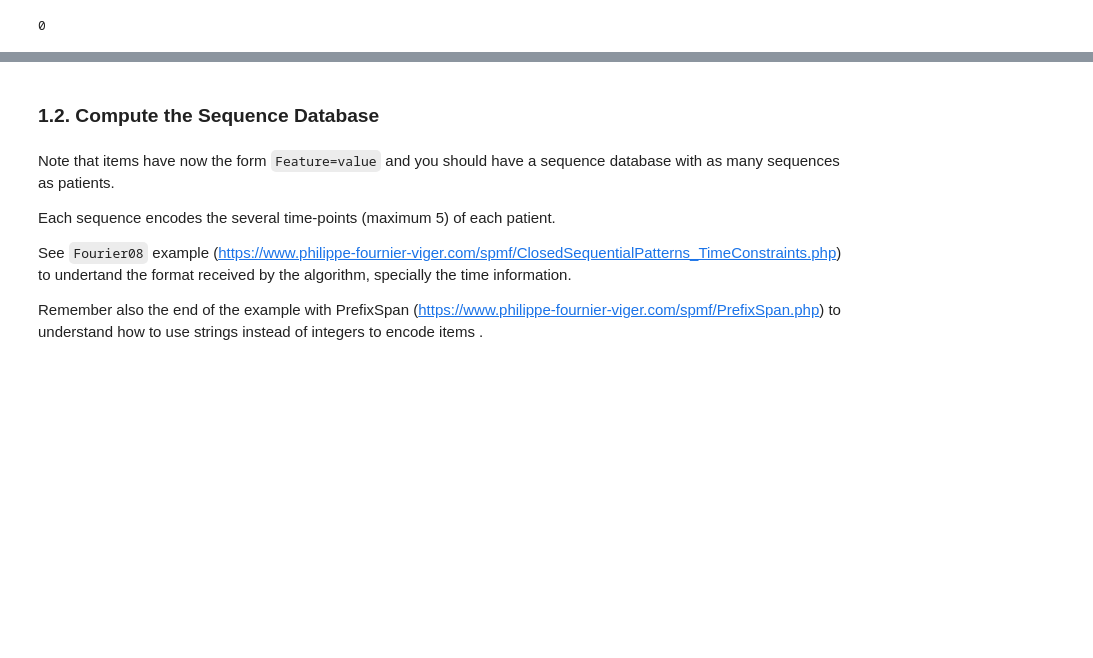
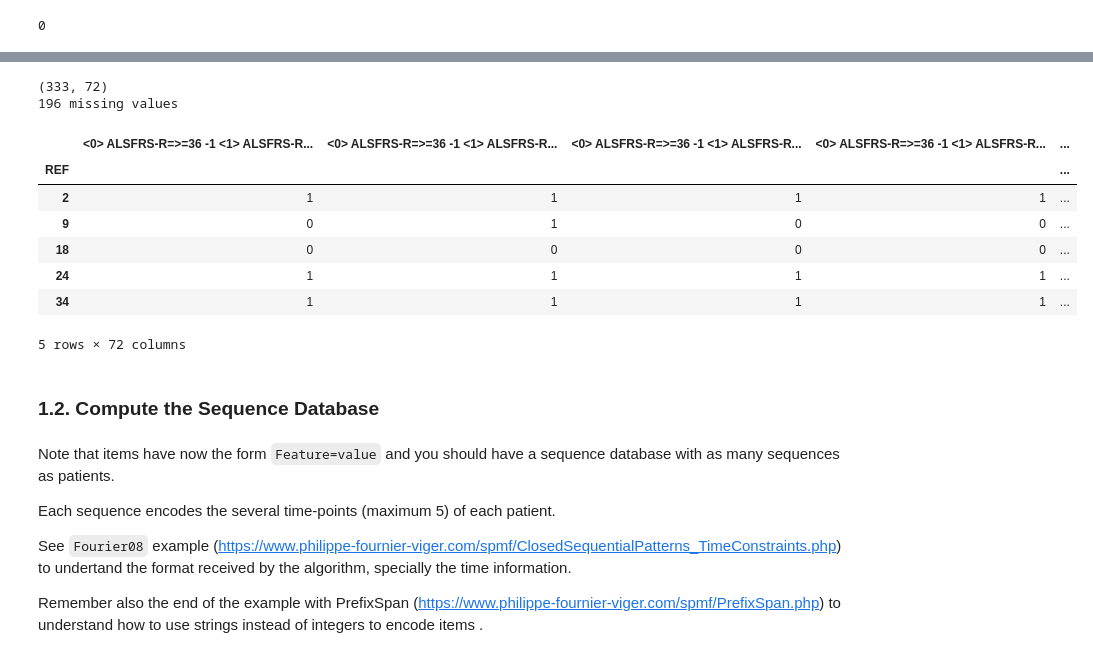
Before and after one commit to gabmeirinho/datamining, a Jupyter notebook: PD_202425_Project2.ipynb, the cells around one changed output, grey strips where cells are left out. Drawn from its saved outputs; the diff is of its cells as text; code cells hidden in the pictures; blank space fills up the shorter version.

```diff
--- a/PD_202425_Project2.ipynb
+++ b/PD_202425_Project2.ipynb
@@ -358,7 +372,7 @@ with open('output.txt','r', encoding='utf-8') as f:
             'pattern':         enc_pattern,
             'decoded_pattern': decoded,
             'support':         support,
-            'REFs':            hits
+            'REF':            hits
         })
 
 df_matches = pd.DataFrame(pattern_records)
@@ -371,5 +385,3 @@ df_matches = df_matches.sort_values(            # sort by support desc
 total_sequences = len(sequences)
 
 df_matches['support_pct'] = (df_matches['support'] / total_sequences * 100).round(2)
-
-df_matches.head(50)
@@ -394,3 +455,38 @@ df_matches.head(50)
+# %%
+import pandas as pd
+
+# 1) Load static features, drop duplicate REFs, index by REF
+static_df = (
+    pd.read_csv('Dataset_Static_Features.csv', delimiter=';')
+      .drop_duplicates(subset='REF')
+      .set_index('REF')
+)
+
+# 2) Merge into binary_df (which already has Evolution as target)
+#    inner‐join ensures only patients present in both
+full_df = binary_df.join(static_df, how='inner')
+
+# 3) (Optionally) encode target as 0/1
+full_df['Evolution'] = full_df['Evolution'].map({'N':0, 'Y':1})
+
+cols = [c for c in full_df.columns if c != 'Evolution']
+full_df = full_df[cols + ['Evolution']]
+
+# 4) Sanity check
+print(full_df.shape)
+print(full_df.isnull().sum().sum(), "missing values")
+full_df.head()
+# %% [output]
+(333, 72)
+196 missing values
+|  | <0> ALSFRS-R=>=36 -1 <1> ALSFRS-R... | <0> ALSFRS-R=>=36 -1 <1> ALSFRS-R... | <0> ALSFRS-R=>=36 -1 <1> ALSFRS-R... | <0> ALSFRS-R=>=36 -1 <1> ALSFRS-R... | ... |
+| REF |  |  |  |  | ... |
+| 2 | 1 | 1 | 1 | 1 | ... |
+| 9 | 0 | 1 | 0 | 0 | ... |
+| 18 | 0 | 0 | 0 | 0 | ... |
+| 24 | 1 | 1 | 1 | 1 | ... |
+| 34 | 1 | 1 | 1 | 1 | ... |
+5 rows × 72 columns
 # %% [markdown]
 ### 1.2. Compute the Sequence Database
 # %% [markdown]
```
Also changed, not shown: parts of 13 cells of this notebook.
